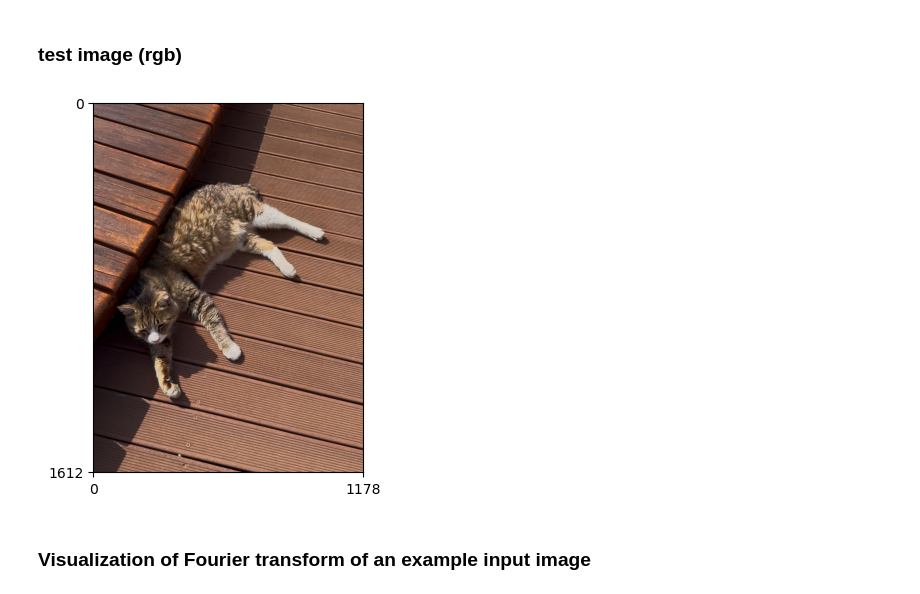
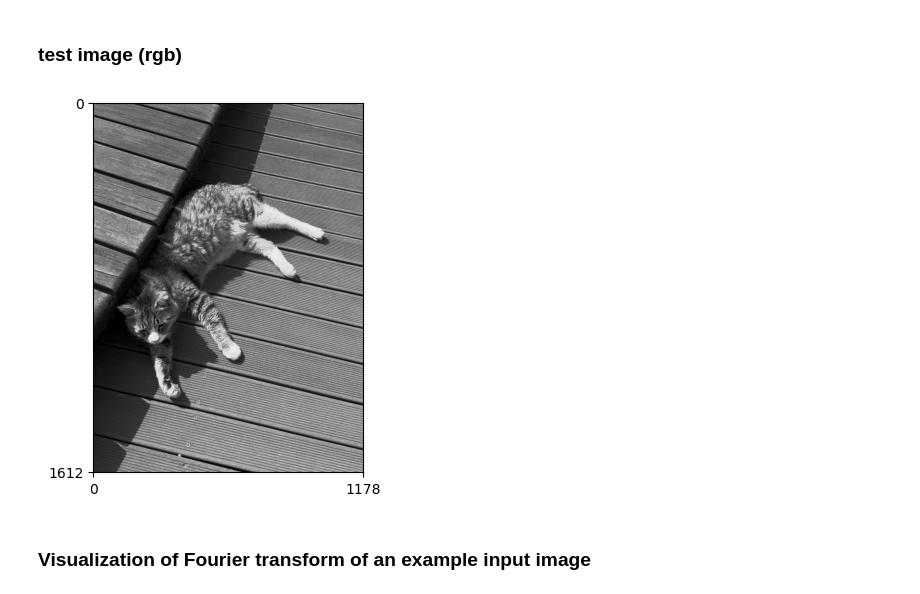
Before and after one commit to jhb341/computational-photography, a Jupyter notebook: assn2/code/lpf.ipynb, the cells around one changed output. Saved outputs shown, nothing was run; the diff lists cells and outputs as text; code cells hidden in the pictures.

```diff
--- a/assn2/code/lpf.ipynb
+++ b/assn2/code/lpf.ipynb
@@ -88,28 +97,31 @@ def show_spectrum(img):
         plt.xticks([0, width - 1])
         plt.yticks([0, height - 1])
         plt.show()
+# %%
+def show_image(img):
+    if img.ndim == 3:
+        height, width, _= img.shape
+        plt.imshow(cv2.cvtColor(img, cv2.COLOR_BGR2RGB))
+        plt.xticks([0, width-1])
+        plt.yticks([0, height-1])
+        plt.show()
+    else:
+        height, width = img.shape
+        plt.imshow(img, cmap='gray')
+        plt.xticks([0, width-1])
+        plt.yticks([0, height-1])
+        plt.show()
 # %% [markdown]
 ### test image (rgb)
 # %%
 img_path = '/Users/jeonhyeonbin/Documents/CSED551/assn1/assn2/images/cat.jpg'
 # %%
-img = cv2.imread(img_path, cv2.IMREAD_COLOR).astype(np.float32)/255.       # RGB
-#img = cv2.imread(img_path, cv2.IMREAD_GRAYSCALE).astype(np.float32)/255.    # grayscale
-
-# RGB
-height, width, _= img.shape
-plt.imshow(cv2.cvtColor(img, cv2.COLOR_BGR2RGB))
-
-# grayscale
-#height, width = img.shape
-#plt.imshow(img, cmap='gray')
-
-# plot
-plt.xticks([0, width-1])
-plt.yticks([0, height-1])
-plt.show()
+#img = cv2.imread(img_path, cv2.IMREAD_COLOR).astype(np.float32)/255.       # RGB
+img = cv2.imread(img_path, cv2.IMREAD_GRAYSCALE).astype(np.float32)/255.    # grayscale
-# %% [output]
-[figure, removed]
+# %%
+show_image(img)
+# %% [output]
+[figure, added]
 # %% [markdown]
 ### Visualization of Fourier transform of an example input image
 # %%
```
Also changed, not shown: parts of 7 cells of this notebook.
